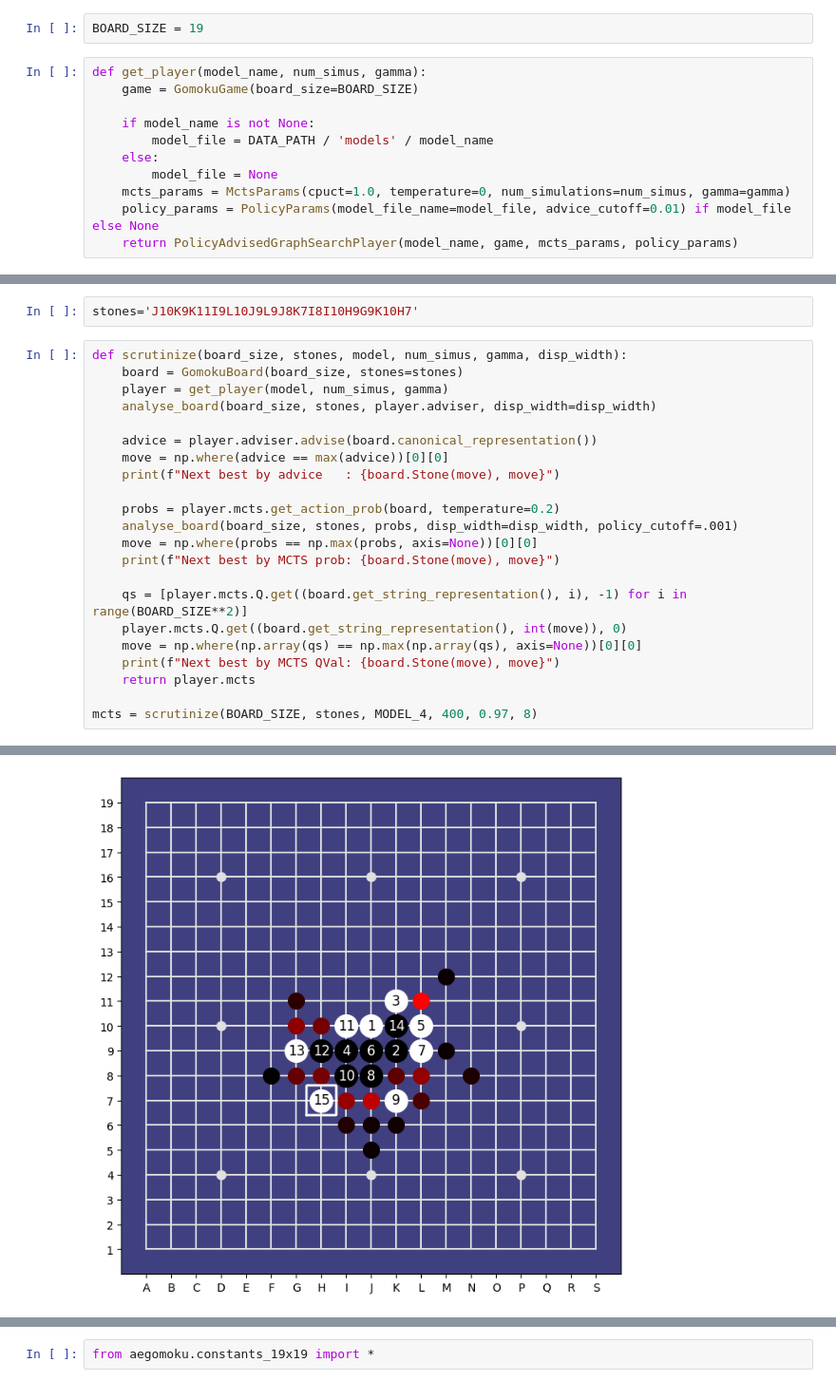
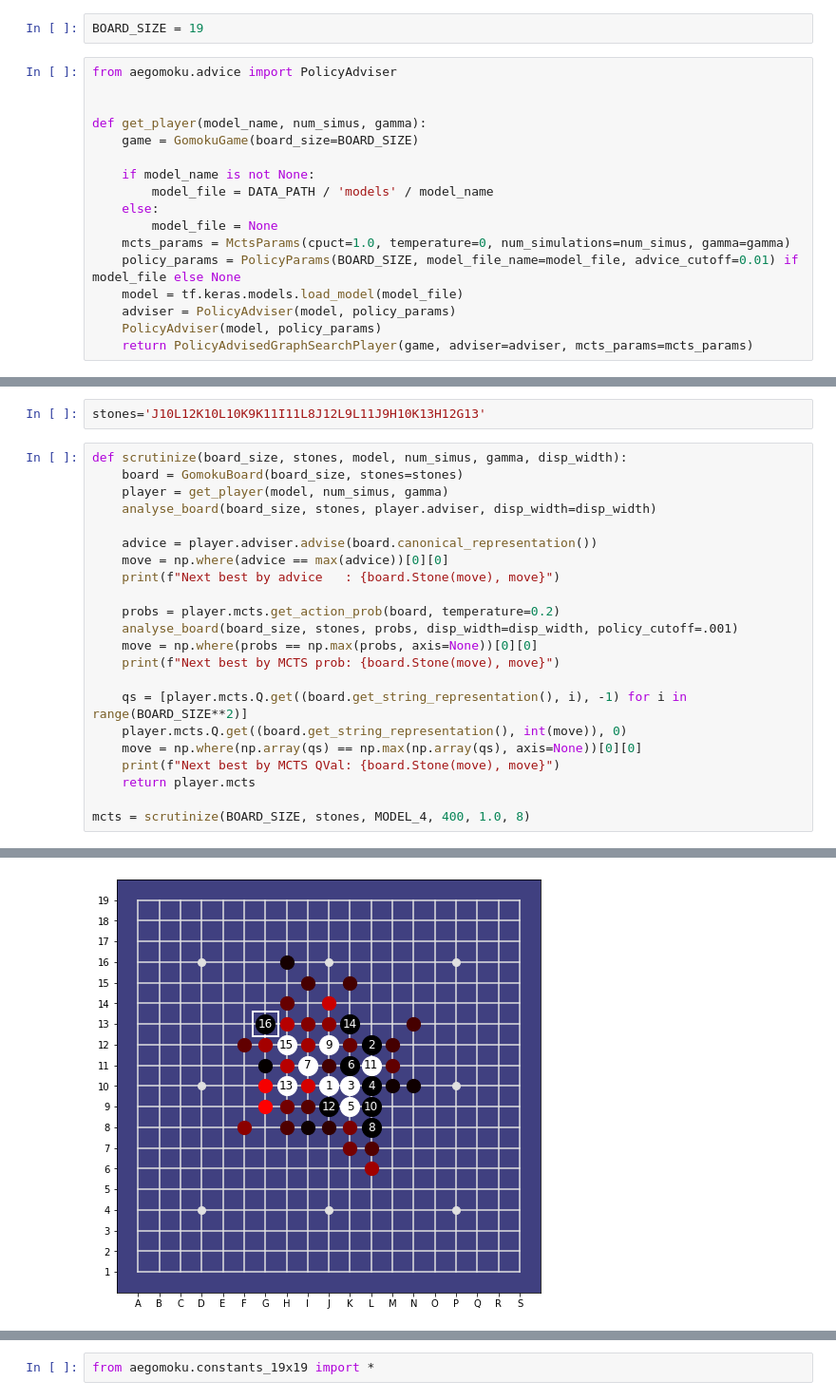
Before and after one commit to Project-Ellie/DeepGomoku, a Jupyter notebook: notebooks/Analysing_Advice.ipynb, the cells around one changed output, grey strips where cells are left out. Shown at 95% size. Saved outputs shown, nothing was run; the diff lists cells and outputs as text.

```diff
--- a/notebooks/Analysing_Advice.ipynb
+++ b/notebooks/Analysing_Advice.ipynb
@@ -17,6 +18,9 @@ from setup_local import DATA_PATH
 # %%
 BOARD_SIZE = 19
 # %%
+from aegomoku.advice import PolicyAdviser
+
+
 def get_player(model_name, num_simus, gamma):
     game = GomokuGame(board_size=BOARD_SIZE)
 
@@ -25,7 +29,10 @@ def get_player(model_name, num_simus, gamma):
     else:
         model_file = None
     mcts_params = MctsParams(cpuct=1.0, temperature=0, num_simulations=num_simus, gamma=gamma)
-    policy_params = PolicyParams(model_file_name=model_file, advice_cutoff=0.01) if model_file else None
-    return PolicyAdvisedGraphSearchPlayer(model_name, game, mcts_params, policy_params)
+    policy_params = PolicyParams(BOARD_SIZE, model_file_name=model_file, advice_cutoff=0.01) if model_file else None
+    model = tf.keras.models.load_model(model_file)
+    adviser = PolicyAdviser(model, policy_params)
+    PolicyAdviser(model, policy_params)
+    return PolicyAdvisedGraphSearchPlayer(game, adviser=adviser, mcts_params=mcts_params)
 # %%
 MODEL_0 = None
@@ -34,7 +41,7 @@ MODEL_2 = '2_c1.model'
 MODEL_3 = '3_c2.model'
 MODEL_4 = '4_c2s.model'
 # %%
-stones='J10K9K11I9L10J9L9J8K7I8I10H9G9K10H7'
+stones='J10L12K10L10K9K11I11L8J12L9L11J9H10K13H12G13'
 # %%
 def scrutinize(board_size, stones, model, num_simus, gamma, disp_width):
     board = GomokuBoard(board_size, stones=stones)
@@ -56,5 +63,5 @@ def scrutinize(board_size, stones, model, num_simus, gamma, disp_width):
     print(f"Next best by MCTS QVal: {board.Stone(move), move}")
     return player.mcts
 
-mcts = scrutinize(BOARD_SIZE, stones, MODEL_4, 400, 0.97, 8)
+mcts = scrutinize(BOARD_SIZE, stones, MODEL_4, 400, 1.0, 8)
 # %% [output]
@@ -67 +71 @@ Next best by MCTS QVal: (L11, 163)
-[figure, old version]
+[figure, new version]
```
Also changed, not shown: parts of 7 cells of this notebook, 3 other files.
